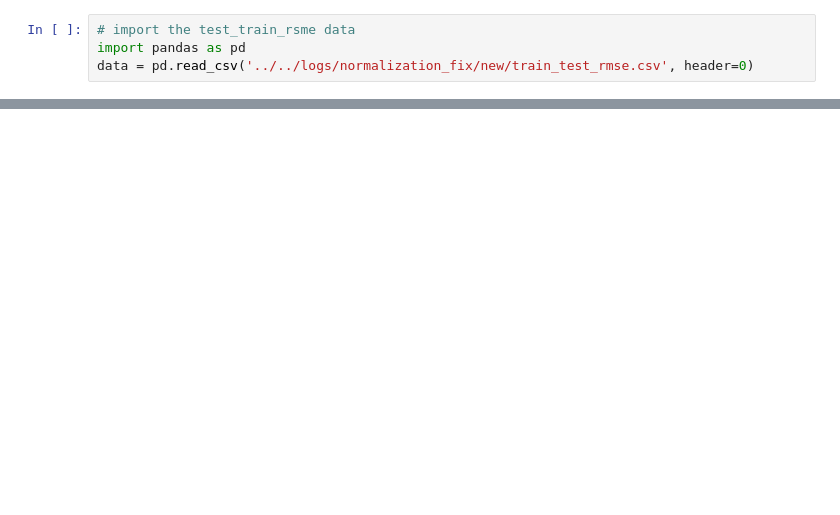
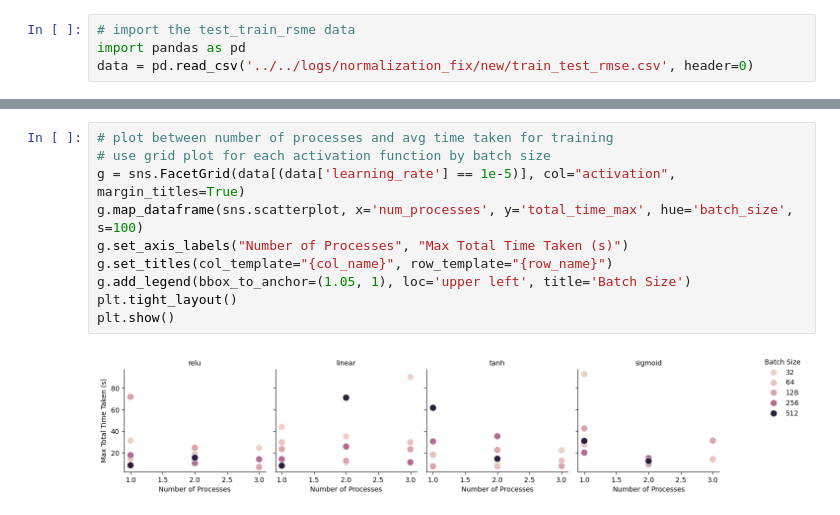
Before and after one commit to s-hreya-riram/sgd-using-mpi, a Jupyter notebook: src/Jupyter notebooks/plotting.ipynb, the cells around one changed output, grey strips where cells are left out. Drawn from its saved outputs; the diff is of its cells as text; blank space fills up the shorter version.

```diff
--- a/src/Jupyter notebooks/plotting.ipynb
+++ b/src/Jupyter notebooks/plotting.ipynb
@@ -33,0 +69,12 @@ ModuleNotFoundError: No module named 'seaborn'
+# %%
+# plot between number of processes and avg time taken for training
+# use grid plot for each activation function by batch size
+g = sns.FacetGrid(data[(data['learning_rate'] == 1e-5)], col="activation", margin_titles=True)
+g.map_dataframe(sns.scatterplot, x='num_processes', y='total_time_max', hue='batch_size', s=100)
+g.set_axis_labels("Number of Processes", "Max Total Time Taken (s)")
+g.set_titles(col_template="{col_name}", row_template="{row_name}")
+g.add_legend(bbox_to_anchor=(1.05, 1), loc='upper left', title='Batch Size')
+plt.tight_layout()
+plt.show()
+# %% [output]
+[figure, added]
```
Also changed, not shown: parts of 6 cells of this notebook, 3 other files.
